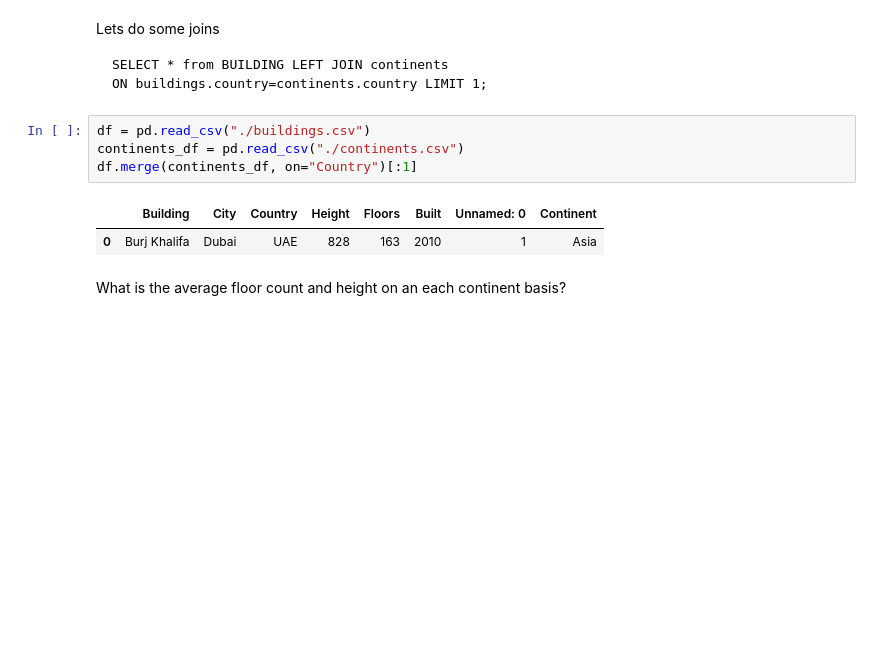
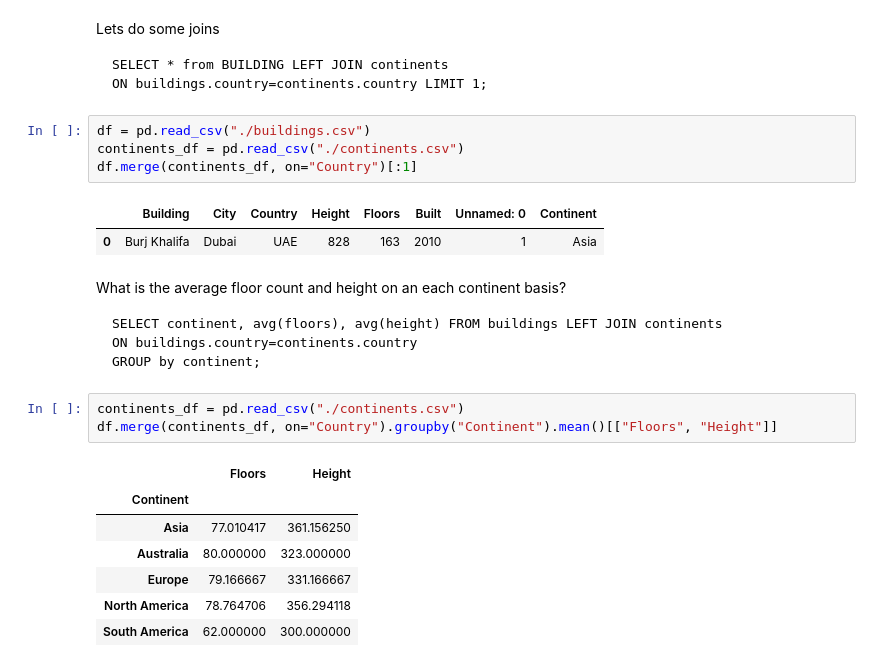
Before and after one commit to agiliq/notebooks, a Jupyter notebook: sql-equivalents.ipynb, the cells around one changed output. Cells and saved outputs as stored; diff of their text form; blank space fills up the shorter version.

```diff
--- a/sql-equivalents.ipynb
+++ b/sql-equivalents.ipynb
@@ -250,3 +250,18 @@ df.merge(continents_df, on="Country")[:1]
 | 0 | Burj Khalifa | Dubai | UAE | 828 | 163 | 2010 | 1 | Asia |
 # %% [markdown]
 What is the average floor count and height on an each continent basis?
+
+    SELECT continent, avg(floors), avg(height) FROM buildings LEFT JOIN continents
+    ON buildings.country=continents.country
+    GROUP by continent;
+# %%
+continents_df = pd.read_csv("./continents.csv")
+df.merge(continents_df, on="Country").groupby("Continent").mean()[["Floors", "Height"]]
+# %% [output]
+|  | Floors | Height |
+| Continent |  |  |
+| Asia | 77.010417 | 361.156250 |
+| Australia | 80.000000 | 323.000000 |
+| Europe | 79.166667 | 331.166667 |
+| North America | 78.764706 | 356.294118 |
+| South America | 62.000000 | 300.000000 |
```
Also changed, not shown: parts of 1 cell of this notebook.
